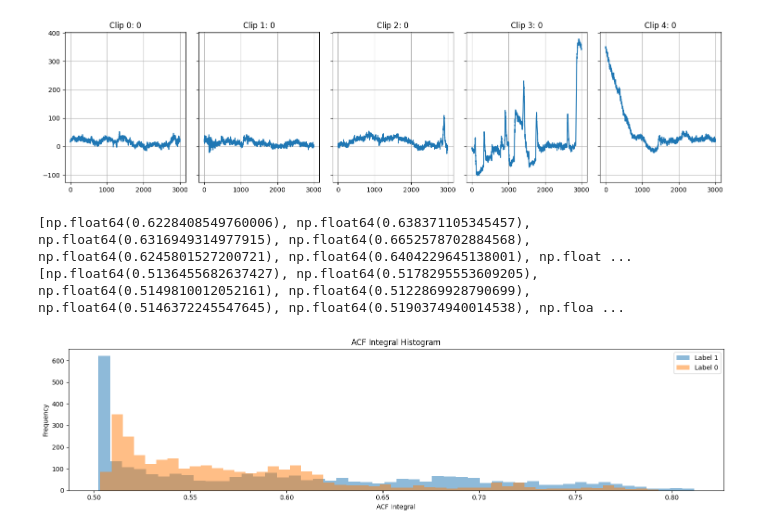
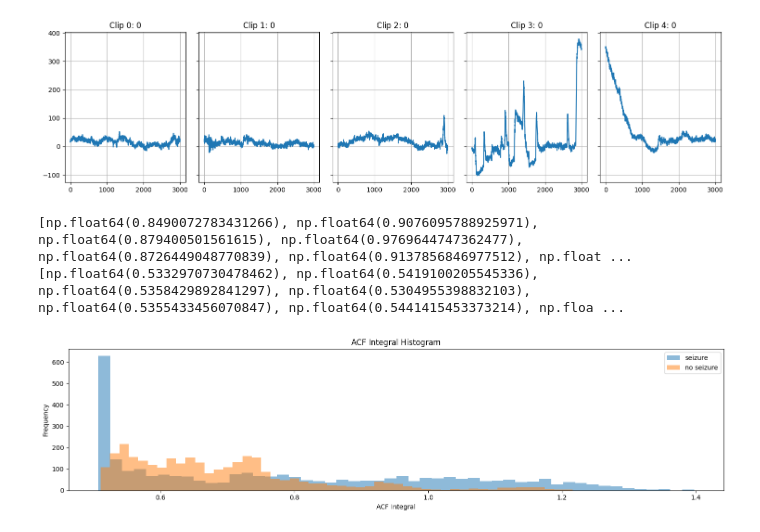
Before and after one commit to cboissier77/eeg_seizure_classifier, a Jupyter notebook: notebooks/experiments.ipynb, the cells around one changed output. Saved outputs shown, nothing was run; the diff lists cells and outputs as text; code cells hidden in the pictures.

```diff
--- a/notebooks/experiments.ipynb
+++ b/notebooks/experiments.ipynb
@@ -269,7 +269,7 @@ def compute_acf_integral(x: np.ndarray, lags: int = 100, n:int = 5) -> np.ndarra
     print(acf_values_integrate)
     return acf_values_integrate
 lags = 10
-n = 2
+n = 3
 # get signal with label 1
 x_label_1 = signals[labels == 1]
 # get signal with label 0
@@ -279,16 +279,16 @@ mean_acf_integral_label_1 = compute_acf_integral(x_label_1**2, lags=lags, n=n)
 # compute acf integral for label 0
 mean_acf_integral_label_0 = compute_acf_integral(x_label_0**2, lags=lags, n=n)
 # %% [output]
-[np.float64(0.6228408549760006), np.float64(0.638371105345457), np.float64(0.6316949314977915), np.float64(0.6652578702884568), np.float64(0.6245801527200721), np.float64(0.6404229645138001), np.float ...
-[np.float64(0.5136455682637427), np.float64(0.5178295553609205), np.float64(0.5149810012052161), np.float64(0.5122869928790699), np.float64(0.5146372245547645), np.float64(0.5190374940014538), np.floa ...
+[np.float64(0.8490072783431266), np.float64(0.9076095788925971), np.float64(0.879400501561615), np.float64(0.9769644747362477), np.float64(0.8726449048770839), np.float64(0.9137856846977512), np.float ...
+[np.float64(0.5332970730478462), np.float64(0.5419100205545336), np.float64(0.5358429892841297), np.float64(0.5304955398832103), np.float64(0.5355433456070847), np.float64(0.5441415453373214), np.floa ...
 # %%
 # plot histogram of acf integral for label 1 and label 0 in one plot
 fig, axes = plt.subplots(1, 1, figsize=(15, 4), sharey=True)
-axes.hist(mean_acf_integral_label_1, bins=50, alpha=0.5, label="Label 1")
-axes.hist(mean_acf_integral_label_0, bins=50, alpha=0.5, label="Label 0")
+axes.hist(mean_acf_integral_label_1, bins=50, alpha=0.5, label="seizure")
+axes.hist(mean_acf_integral_label_0, bins=50, alpha=0.5, label="no seizure")
 axes.set(title="ACF Integral Histogram", xlabel="ACF Integral", ylabel="Frequency")
 axes.legend()
 fig.tight_layout()
 plt.show()
 # %% [output]
-[figure, old version]
+[figure, new version]
```
Also changed, not shown: parts of 9 cells of this notebook.
